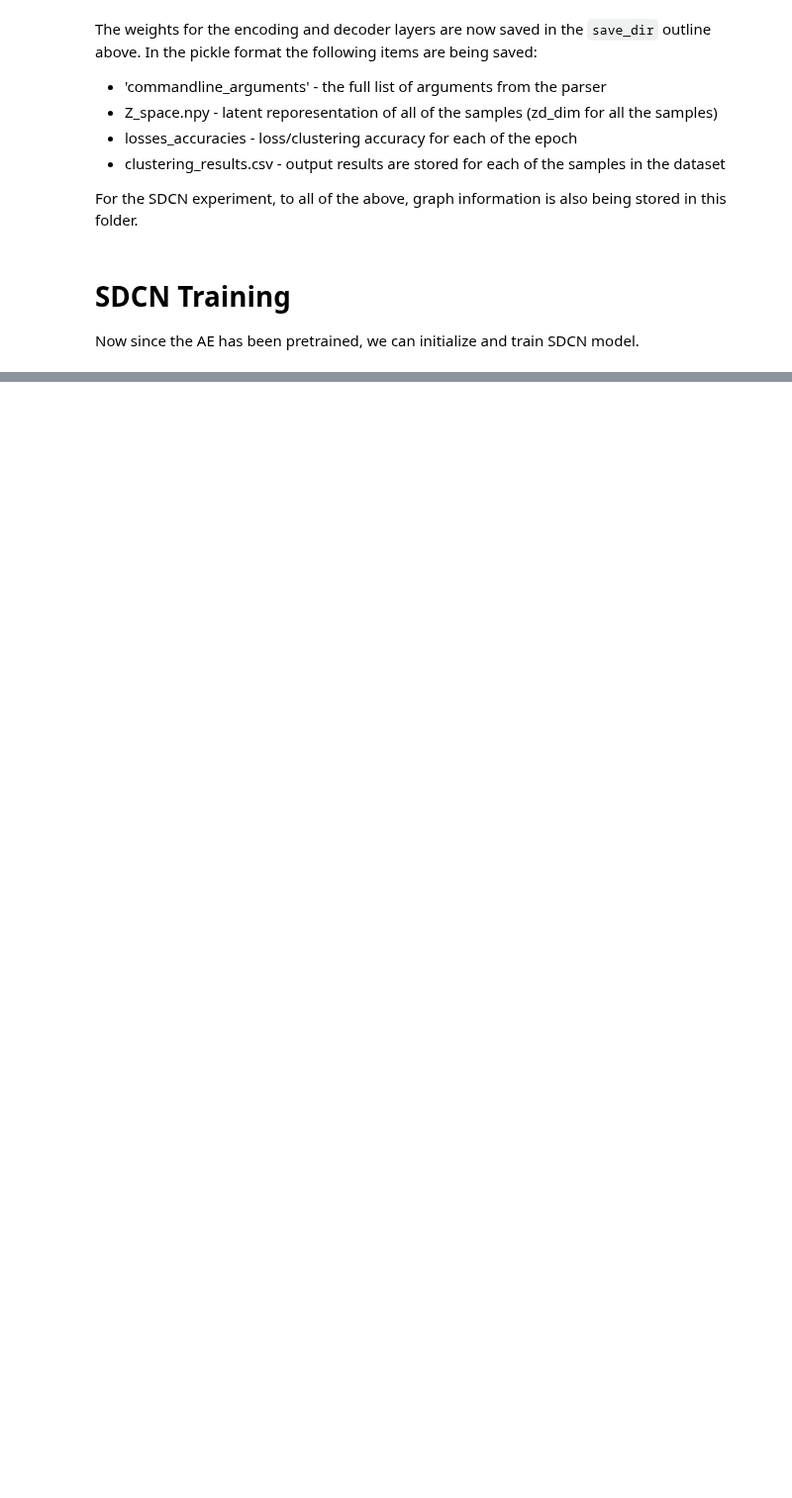
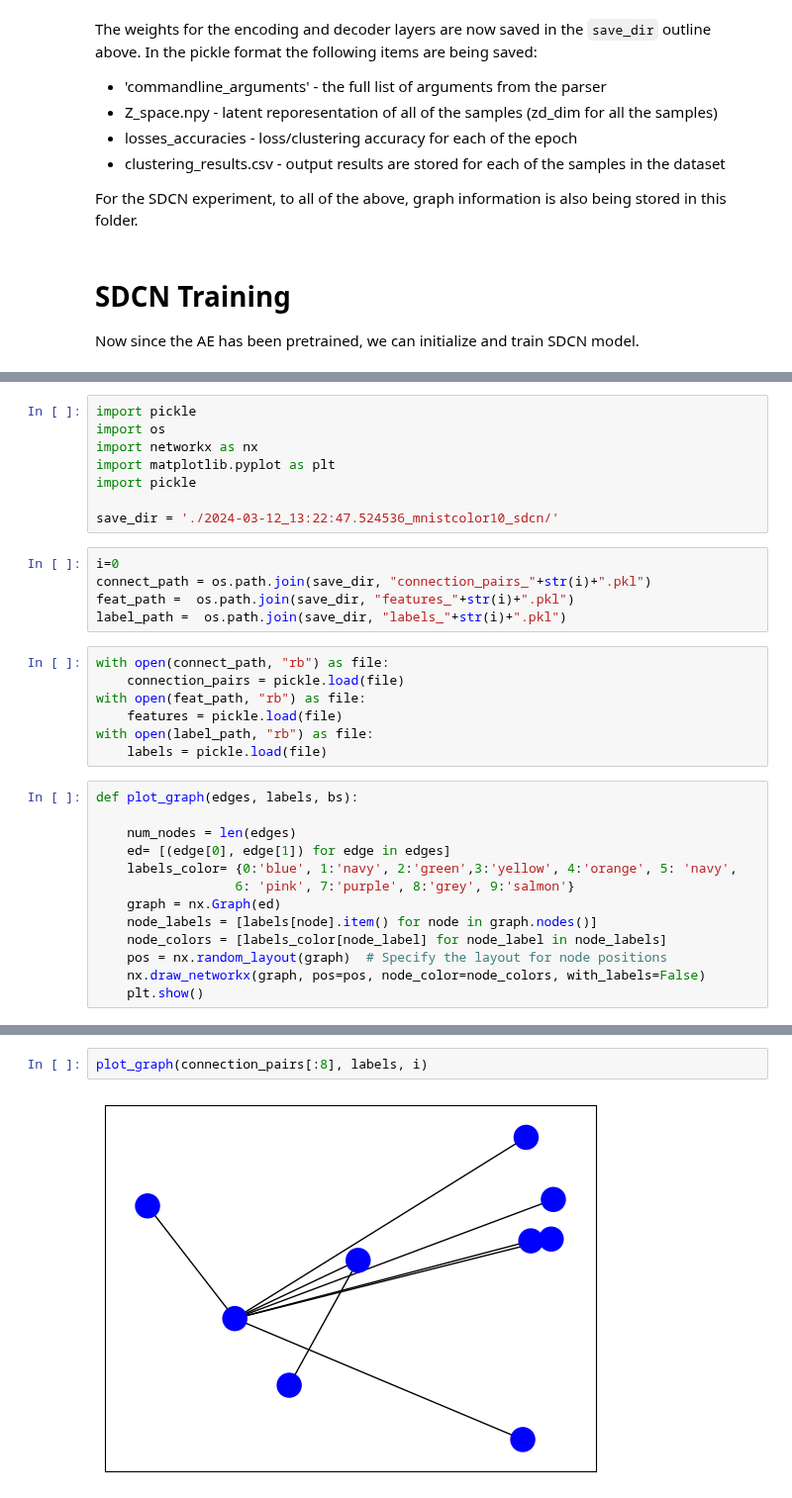
Before and after one commit to DIDSR/DomId, a Jupyter notebook: notebooks/Tutorial_model_training.ipynb, the cells around one changed output, grey strips where cells are left out. Shown at 99% size. Cells and saved outputs as stored; diff of their text form; blank space fills up the shorter version.

Commit message:
added graph visualizations to the sdcn totorial notebook

```diff
--- a/notebooks/Tutorial_model_training.ipynb
+++ b/notebooks/Tutorial_model_training.ipynb
@@ -197,0 +136,33 @@ was in clean up in c obvisitor, but did not clean anything
+# %%
+import pickle
+import os
+import networkx as nx
+import matplotlib.pyplot as plt
+import pickle
+
+save_dir = './2024-03-12_13:22:47.524536_mnistcolor10_sdcn/'
+# %%
+i=0
+connect_path = os.path.join(save_dir, "connection_pairs_"+str(i)+".pkl")
+feat_path =  os.path.join(save_dir, "features_"+str(i)+".pkl")
+label_path =  os.path.join(save_dir, "labels_"+str(i)+".pkl")
+# %%
+with open(connect_path, "rb") as file:
+    connection_pairs = pickle.load(file)
+with open(feat_path, "rb") as file:
+    features = pickle.load(file)
+with open(label_path, "rb") as file:
+    labels = pickle.load(file)
+# %%
+def plot_graph(edges, labels, bs):
+
+    num_nodes = len(edges)
+    ed= [(edge[0], edge[1]) for edge in edges]
+    labels_color= {0:'blue', 1:'navy', 2:'green',3:'yellow', 4:'orange', 5: 'navy',
+                  6: 'pink', 7:'purple', 8:'grey', 9:'salmon'}
+    graph = nx.Graph(ed)
+    node_labels = [labels[node].item() for node in graph.nodes()]
+    node_colors = [labels_color[node_label] for node_label in node_labels]
+    pos = nx.random_layout(graph)  # Specify the layout for node positions
+    nx.draw_networkx(graph, pos=pos, node_color=node_colors, with_labels=False)
+    plt.show()
@@ -197,0 +188,4 @@ was in clean up in c obvisitor, but did not clean anything
+# %%
+plot_graph(connection_pairs[:8], labels, i)
+# %% [output]
+[figure, added]
```
Also changed, not shown: parts of 9 cells of this notebook.
